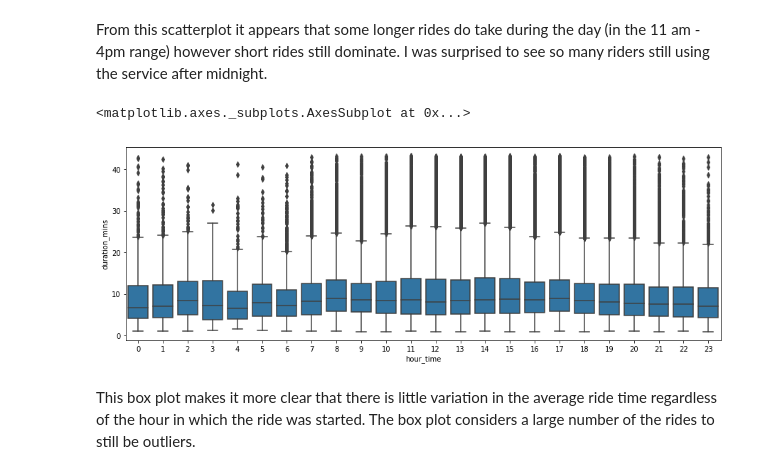
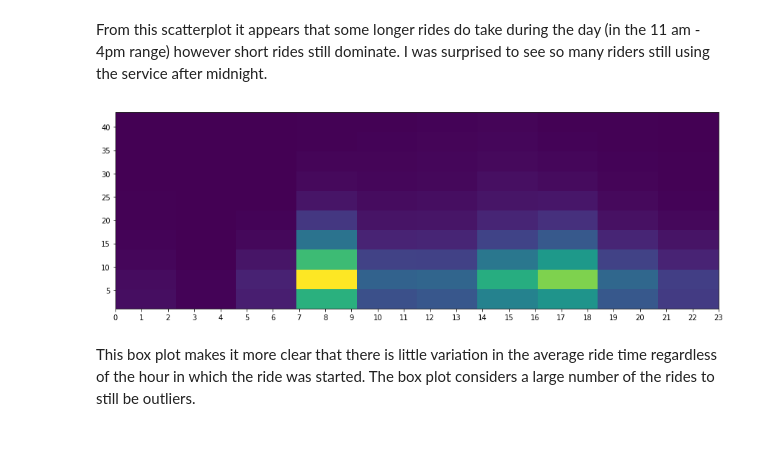
Before and after one commit to mxsquirrelbrain/GoBike-Project, a Jupyter notebook: Part_I_exploration_template.ipynb, the cells around one changed output. Drawn from its saved outputs; the diff is of its cells as text; code cells hidden in the pictures; blank space fills up the shorter version.

```diff
--- a/Part_I_exploration_template.ipynb
+++ b/Part_I_exploration_template.ipynb
@@ -314,14 +323,12 @@ plt.xticks((range(0,24,1)));
 # %% [markdown]
 From this scatterplot it appears that some longer rides do take during the day (in the 11 am - 4pm range) however short rides still dominate. I was surprised to see so many riders still using the service after midnight.
 # %%
-#Box plot of ride durations for each start time/hour
+#heatmap plot of ride durations for each start time/hour
 plt.figure(figsize = [15,5])
-base_color = sb.color_palette()[0]
-sb.boxplot(data=df_wo_outliers, x='hour_time', y='duration_mins', color=base_color)
-#plt.xticks((0,1,2,3,4,5,6),('Monday', 'Tuesday', 'Wednesday', 'Thursday', 'Friday', 'Saturday', 'Sunday'));
+plt.hist2d(data=df_wo_outliers, x='hour_time', y='duration_mins');
+plt.xticks((range(0,24,1)));
 # %% [output]
-<matplotlib.axes._subplots.AxesSubplot at 0x...>
-[figure, old version]
+[figure, new version]
 # %% [markdown]
 This box plot makes it more clear that there is little variation in the average ride time regardless of the hour in which the ride was started. The box plot considers a large number of the rides to still be outliers.
 # %%
```
Also changed, not shown: parts of 27 cells of this notebook.
